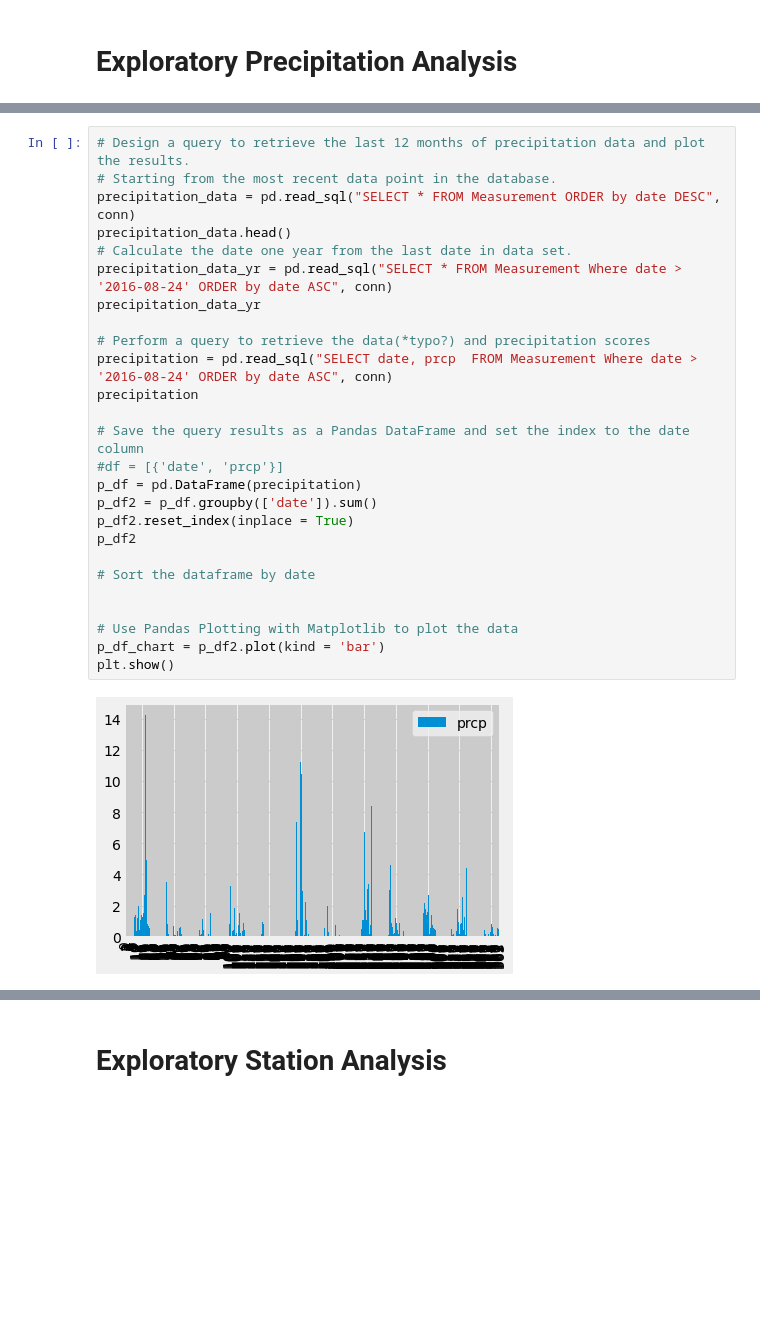
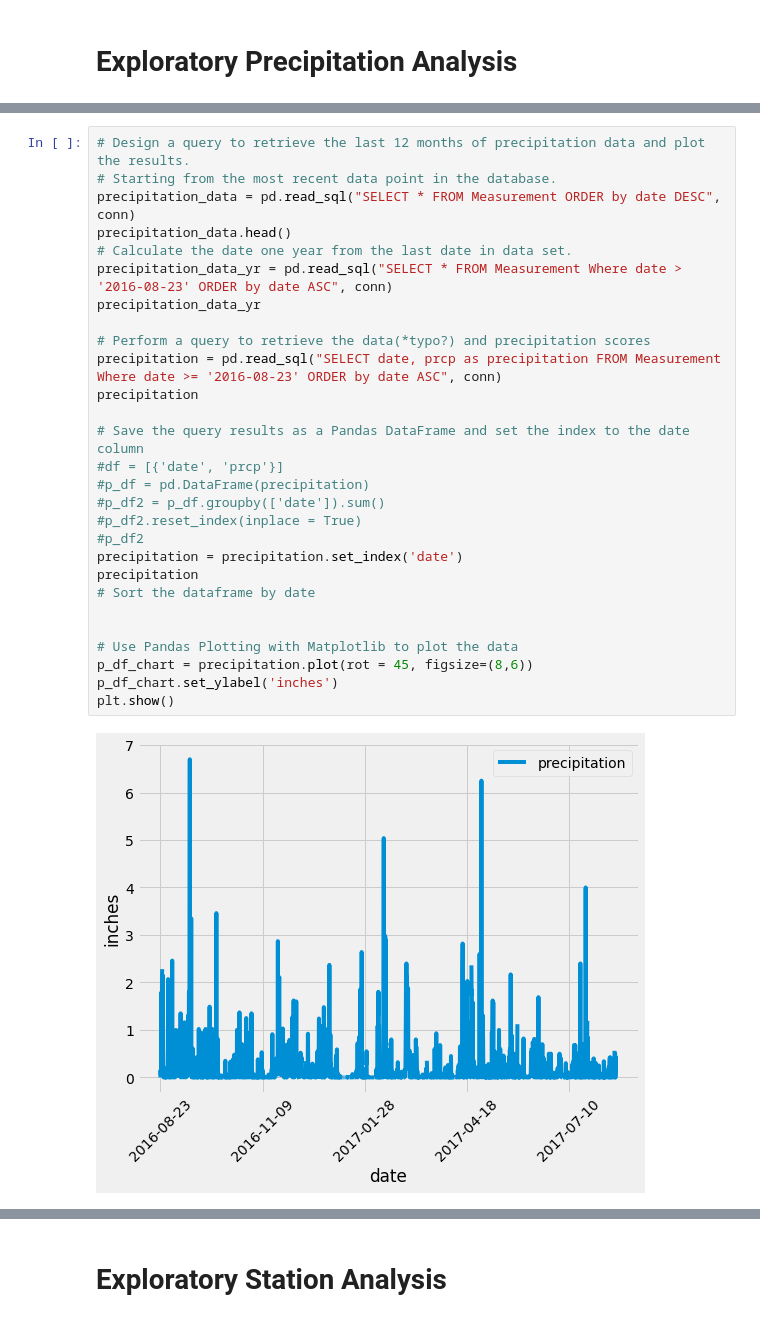
Before and after one commit to E-621/sqlalchemy-challenge, a Jupyter notebook: climate_starter (1).ipynb, the cells around one changed output, grey strips where cells are left out. Drawn from its saved outputs; the diff is of its cells as text; blank space fills up the shorter version.

```diff
--- a/climate_starter (1).ipynb
+++ b/climate_starter (1).ipynb
@@ -47,30 +61,32 @@ engine.execute('Select max(date) From Measurement').fetchall()
 # %%
 # Design a query to retrieve the last 12 months of precipitation data and plot the results.
 # Starting from the most recent data point in the database.
 precipitation_data = pd.read_sql("SELECT * FROM Measurement ORDER by date DESC", conn)
 precipitation_data.head()
 # Calculate the date one year from the last date in data set.
-precipitation_data_yr = pd.read_sql("SELECT * FROM Measurement Where date > '2016-08-24' ORDER by date ASC", conn)
+precipitation_data_yr = pd.read_sql("SELECT * FROM Measurement Where date > '2016-08-23' ORDER by date ASC", conn)
 precipitation_data_yr
 
 # Perform a query to retrieve the data(*typo?) and precipitation scores
-precipitation = pd.read_sql("SELECT date, prcp  FROM Measurement Where date > '2016-08-24' ORDER by date ASC", conn)
+precipitation = pd.read_sql("SELECT date, prcp as precipitation FROM Measurement Where date >= '2016-08-23' ORDER by date ASC", conn)
 precipitation
 
 # Save the query results as a Pandas DataFrame and set the index to the date column
 #df = [{'date', 'prcp'}]
-p_df = pd.DataFrame(precipitation)
-p_df2 = p_df.groupby(['date']).sum()
-p_df2.reset_index(inplace = True)
-p_df2
-
+#p_df = pd.DataFrame(precipitation)
+#p_df2 = p_df.groupby(['date']).sum()
+#p_df2.reset_index(inplace = True)
+#p_df2
+precipitation = precipitation.set_index('date')
+precipitation
 # Sort the dataframe by date
 
 
 # Use Pandas Plotting with Matplotlib to plot the data
-p_df_chart = p_df2.plot(kind = 'bar')
+p_df_chart = precipitation.plot(rot = 45, figsize=(8,6))
+p_df_chart.set_ylabel('inches')
 plt.show()
 # %% [output]
-[figure, old version]
+[figure, new version]
 # %%
 # Use Pandas to calcualte the summary statistics for the precipitation data
```
Also changed, not shown: parts of 5 cells of this notebook.
